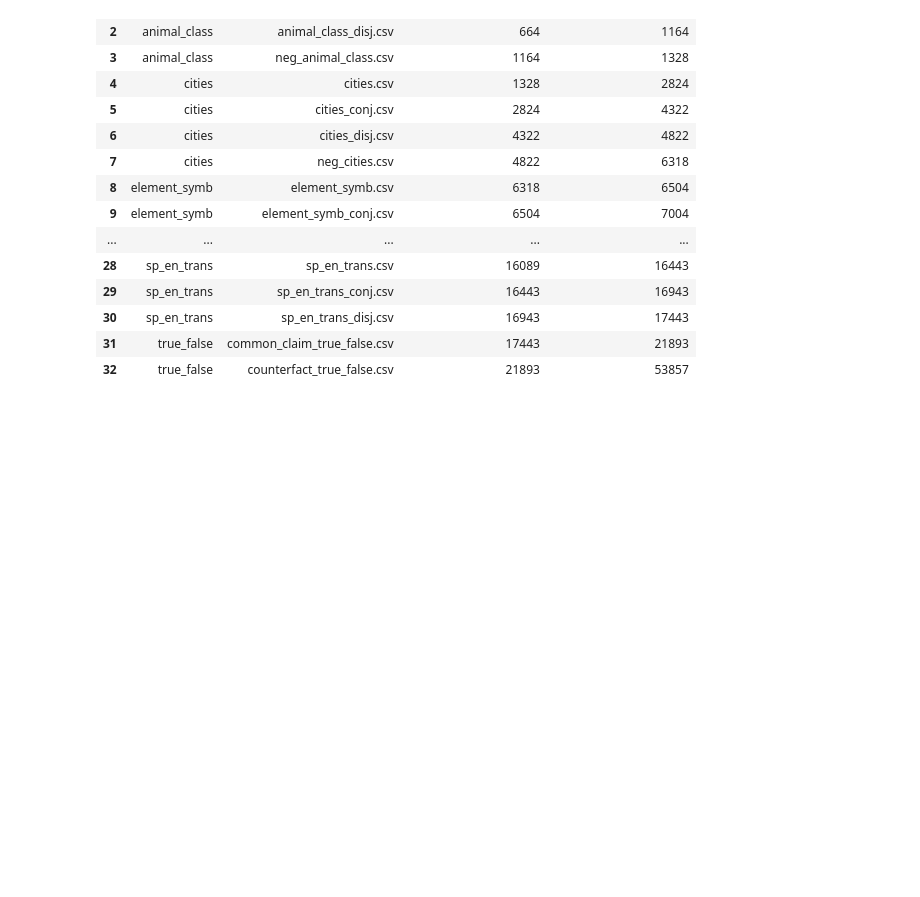
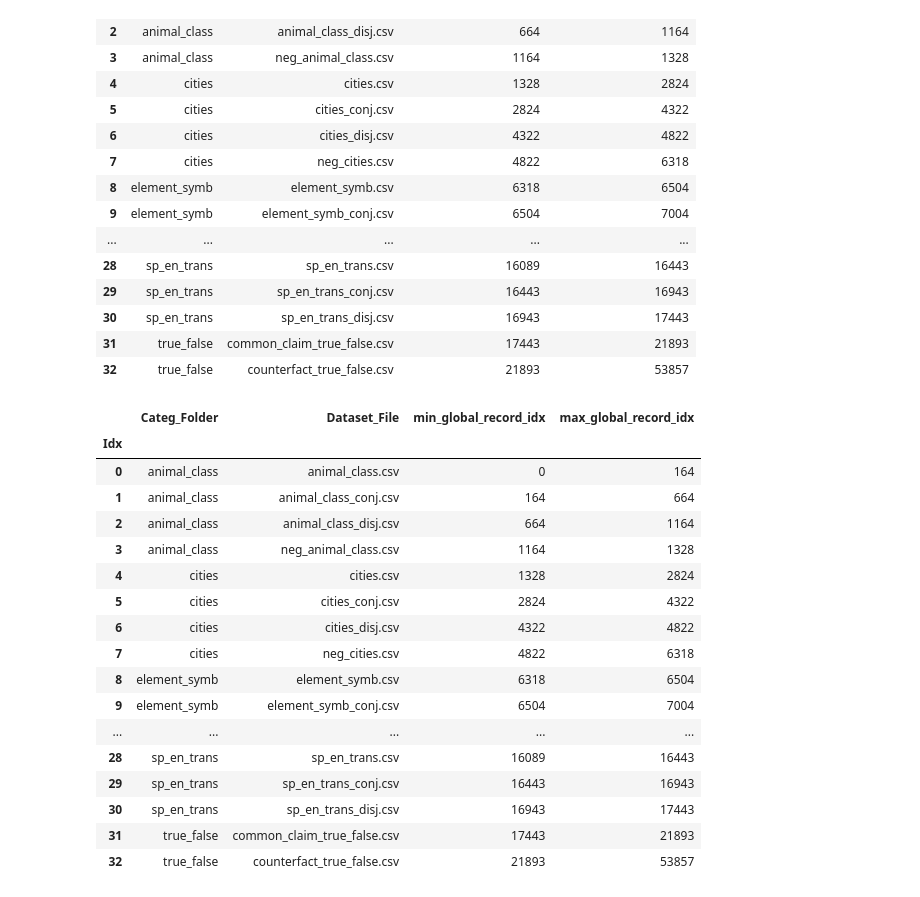
Before and after one commit to BareBeaverBat/TruthIsUniversalInPhi3_5, a Jupyter notebook: create_data_index.ipynb, the cells around one changed output. Drawn from its saved outputs; the diff is of its cells as text; code cells hidden in the pictures; blank space fills up the shorter version.

```diff
--- a/create_data_index.ipynb
+++ b/create_data_index.ipynb
@@ -85,3 +101,25 @@ dset_folder_file_names_df
 | 32 | true_false | counterfact_true_false.csv | 21893 | 53857 |
 # %%
 dset_folder_file_names_df.to_csv(dsets_folder / "categ_dataset_pairs.csv", index_label="Idx")
+# %%
+dset_folder_file_names_df = pd.read_csv(dsets_folder / "categ_dataset_pairs.csv", index_col="Idx")
+dset_folder_file_names_df
+# %% [output]
+|  | Categ_Folder | Dataset_File | min_global_record_idx | max_global_record_idx |
+| Idx |  |  |  |  |
+| 0 | animal_class | animal_class.csv | 0 | 164 |
+| 1 | animal_class | animal_class_conj.csv | 164 | 664 |
+| 2 | animal_class | animal_class_disj.csv | 664 | 1164 |
+| 3 | animal_class | neg_animal_class.csv | 1164 | 1328 |
+| 4 | cities | cities.csv | 1328 | 2824 |
+| 5 | cities | cities_conj.csv | 2824 | 4322 |
+| 6 | cities | cities_disj.csv | 4322 | 4822 |
+| 7 | cities | neg_cities.csv | 4822 | 6318 |
+| 8 | element_symb | element_symb.csv | 6318 | 6504 |
+| 9 | element_symb | element_symb_conj.csv | 6504 | 7004 |
+| ... | ... | ... | ... | ... |
+| 28 | sp_en_trans | sp_en_trans.csv | 16089 | 16443 |
+| 29 | sp_en_trans | sp_en_trans_conj.csv | 16443 | 16943 |
+| 30 | sp_en_trans | sp_en_trans_disj.csv | 16943 | 17443 |
+| 31 | true_false | common_claim_true_false.csv | 17443 | 21893 |
+| 32 | true_false | counterfact_true_false.csv | 21893 | 53857 |
```
Also changed, not shown: parts of 5 cells of this notebook, 3 other files.
